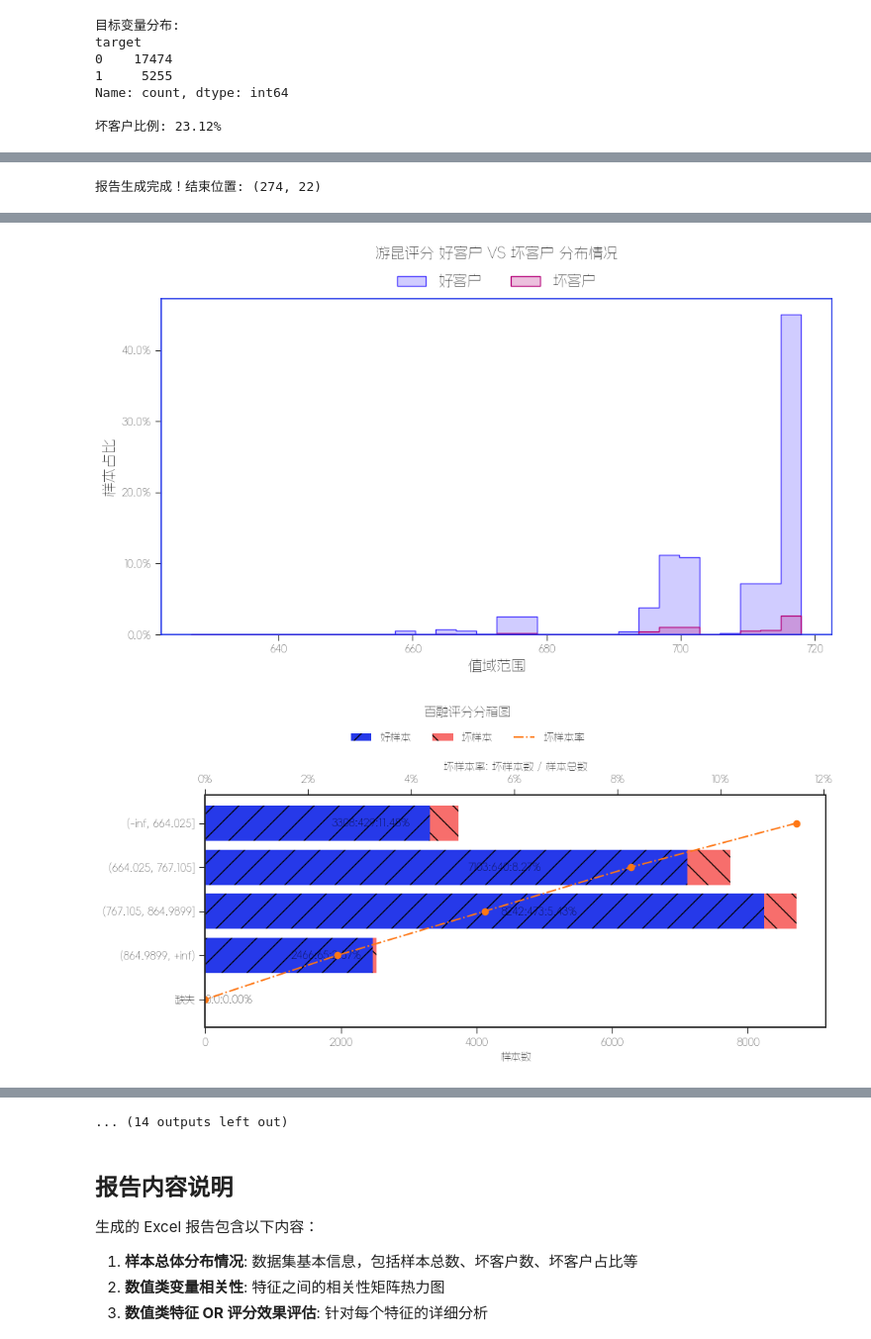
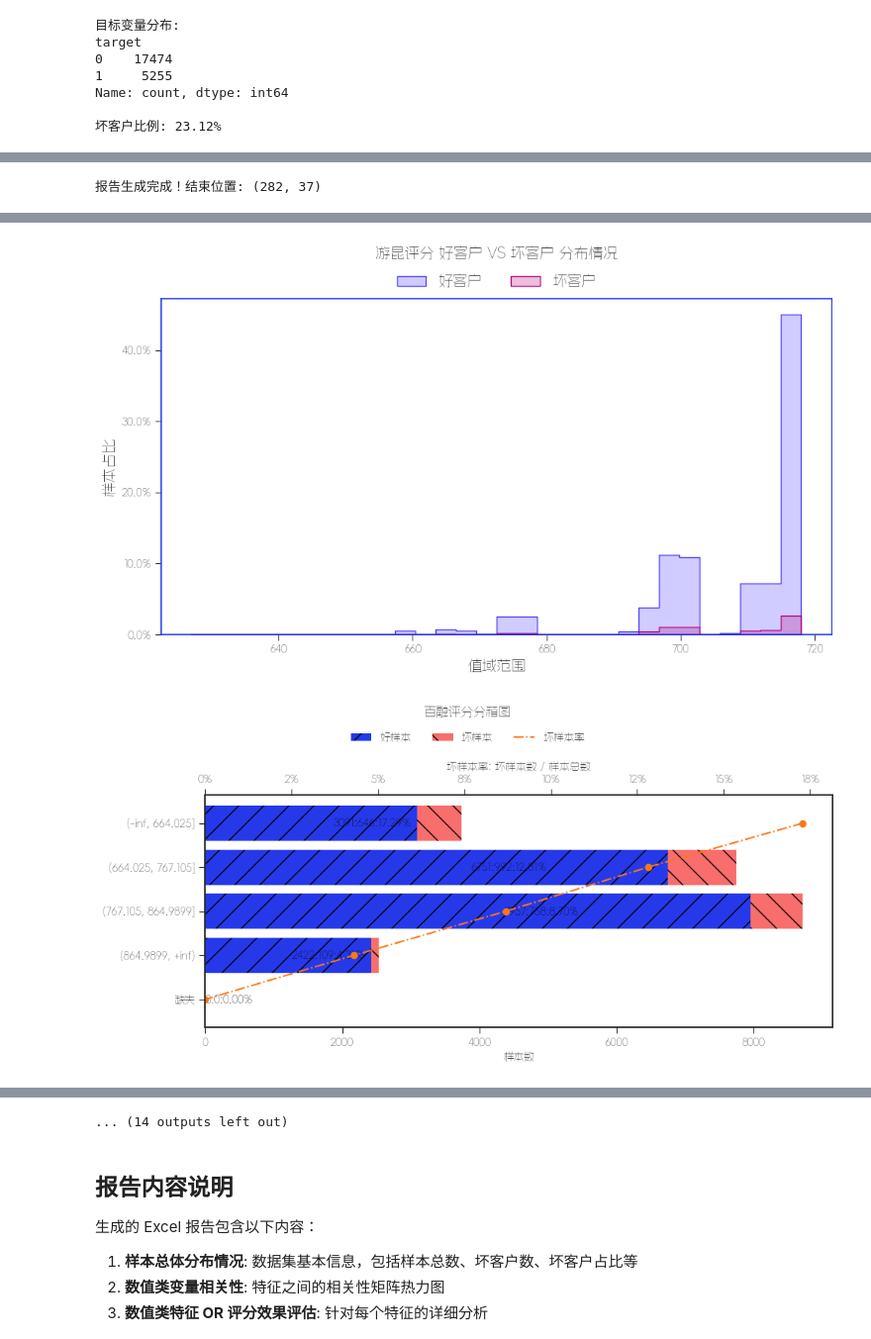
Before and after one commit to hengshu-credit/hscredit, a Jupyter notebook: examples/09_auto_feature_analysis_report.ipynb, the cells around one changed output, grey strips where cells are left out. Shown at 99% size. Cells and saved outputs as stored; diff of their text form; code cells hidden in the pictures.

```diff
--- a/examples/09_auto_feature_analysis_report.ipynb
+++ b/examples/09_auto_feature_analysis_report.ipynb
@@ -71,7 +71,7 @@ feature_map = {
     '中智小牛分C3': '中智评分',
     '度小满欺诈因子V6PRO多头版': '度小满欺诈分',
     '百行百川分FPV1': '百行评分',
-    '游昆设备黑名单': '设备黑名单',
+    '设备黑名单': '设备黑名单',
     '放款期数': '贷款期数'
 }
 # %%
@@ -79,16 +79,16 @@ feature_map = {
 report_result = auto_feature_analysis_report(
     data=df,
     features=features,
-    overdue=['MOB1'],
+    overdue=['MOB1', 'MOB2'],
     dpds=[15],
     feature_map=feature_map,
     corr=True,                    # 计算特征相关性
     pictures=['bin', 'ks', 'hist'],  # 生成图片
-    excel_writer='特征分析报告.xlsx',
-    output_dir='feature_report'
+    excel_writer='./outputs/特征分析报告.xlsx',
+    output_dir='./outputs/feature_report'
 )
 
 print(f"报告生成完成！结束位置: {report_result}")
 # %% [output]
-报告生成完成！结束位置: (274, 22)
+报告生成完成！结束位置: (282, 37)
 [figure]
@@ -99,5 +99,5 @@ print(f"报告生成完成！结束位置: {report_result}")
 [figure]
 [figure]
-[figure, old version]
+[figure, new version]
 [figure]
 [figure]
```
Also changed, not shown: parts of 4 cells of this notebook, 52 other files.
